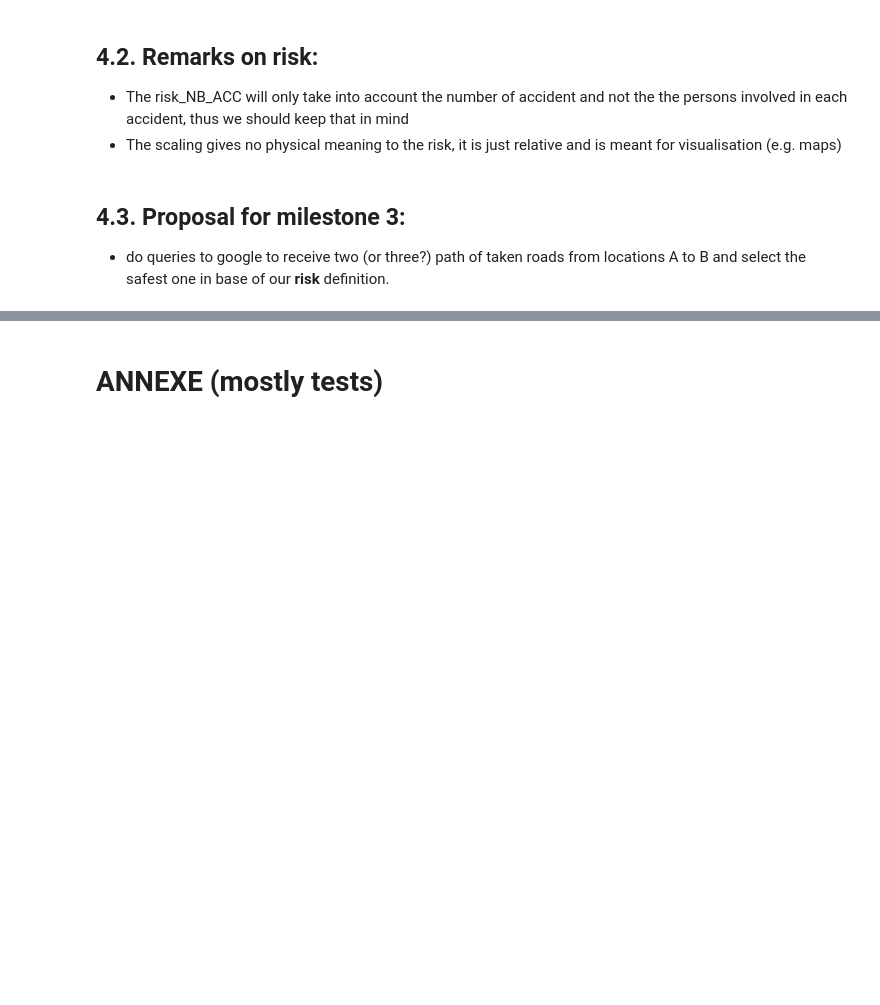
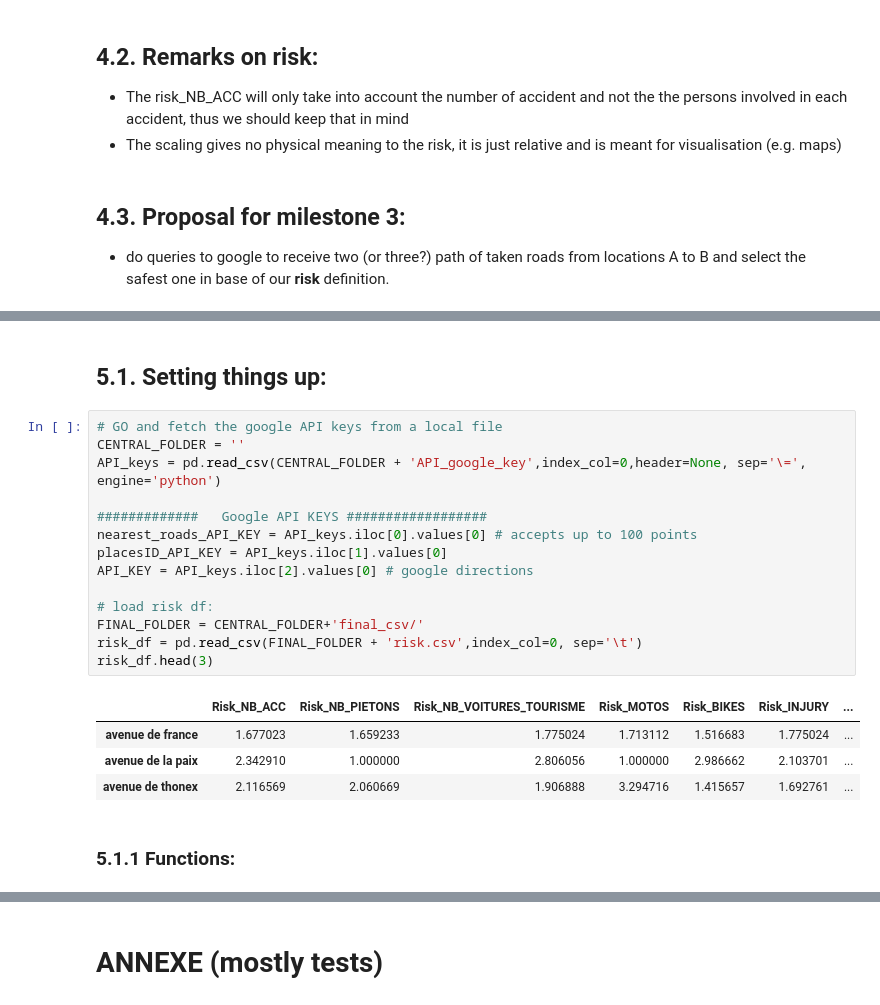
Before and after one commit to LucaZampieri/ADA_homework_LMX, a Jupyter notebook: LMX_Project/03_Road_name_traffic.ipynb, the cells around one changed output, grey strips where cells are left out. Saved outputs shown, nothing was run; the diff lists cells and outputs as text; blank space fills up the shorter version.

```diff
--- a/LMX_Project/03_Road_name_traffic.ipynb
+++ b/LMX_Project/03_Road_name_traffic.ipynb
@@ -1059,0 +1123,23 @@ Note that the risk is relative to each column, thus there are not comparable. We
+# %% [markdown]
+## 5.1. Setting things up:
+# %%
+# GO and fetch the google API keys from a local file
+CENTRAL_FOLDER = ''
+API_keys = pd.read_csv(CENTRAL_FOLDER + 'API_google_key',index_col=0,header=None, sep='\=', engine='python')
+
+#############   Google API KEYS ##################
+nearest_roads_API_KEY = API_keys.iloc[0].values[0] # accepts up to 100 points
+placesID_API_KEY = API_keys.iloc[1].values[0]
+API_KEY = API_keys.iloc[2].values[0] # google directions
+
+# load risk df:
+FINAL_FOLDER = CENTRAL_FOLDER+'final_csv/'
+risk_df = pd.read_csv(FINAL_FOLDER + 'risk.csv',index_col=0, sep='\t')
+risk_df.head(3)
+# %% [output]
+|  | Risk_NB_ACC | Risk_NB_PIETONS | Risk_NB_VOITURES_TOURISME | Risk_MOTOS | Risk_BIKES | Risk_INJURY | ... |
+| avenue de france | 1.677023 | 1.659233 | 1.775024 | 1.713112 | 1.516683 | 1.775024 | ... |
+| avenue de la paix | 2.342910 | 1.000000 | 2.806056 | 1.000000 | 2.986662 | 2.103701 | ... |
+| avenue de thonex | 2.116569 | 2.060669 | 1.906888 | 3.294716 | 1.415657 | 1.692761 | ... |
+# %% [markdown]
+### 5.1.1 Functions:
```
Also changed, not shown: parts of 27 cells of this notebook, 8 other files.
